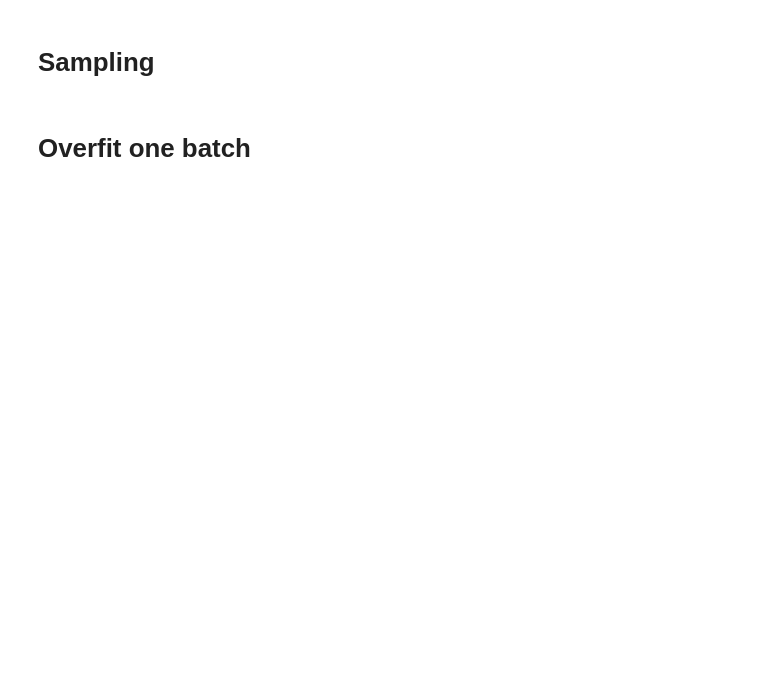
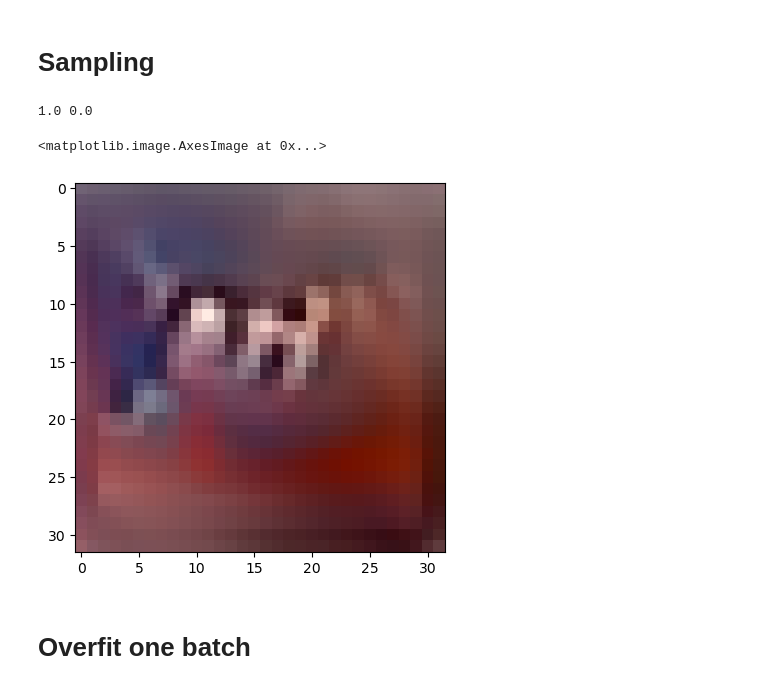
Before and after one commit to markus1573/Deep-learning-projekt, a Jupyter notebook: CIFAR_training.ipynb, the cells around one changed output. Saved outputs shown, nothing was run; the diff lists cells and outputs as text; code cells hidden in the pictures; blank space fills up the shorter version.

```diff
--- a/CIFAR_training.ipynb
+++ b/CIFAR_training.ipynb
@@ -24,7 +24,7 @@ else:
 #torch.backends.cudnn.enabled = False
 val_size = 5000
 test_size = 5000
-batch_size = 128
+batch_size = 64
 num_workers = 4
 pin_memory = False if device == torch.device('cpu') else True
 
@@ -35,12 +35,15 @@ pin_memory = False if device == torch.device('cpu') else True
 # Normalize input images to [-1, 1]
 transform = transforms.Compose([
     transforms.ToTensor(),
-    transforms.Normalize(mean=(0.5,), std=(0.5,))
+    transforms.Normalize((0.5, 0.5, 0.5), (0.5, 0.5, 0.5))
 ])
 
 reverse_transform = transforms.Compose([
-    transforms.Lambda(lambda x: (x + 1) / 2)  # Reverse the normalization to get values in [0, 1]
+    transforms.Lambda(lambda x: (x + 1) / 2),  # Reverse the normalization to get values in [0, 1]
+    transforms.Lambda(lambda x: x.clamp(0, 1)),
+    transforms.Lambda(lambda x: x.permute(1, 2, 0))
 ])
+
 
 # Downloading MNIST again :) Training (60k) and test(5k) + val(5k) split
 train_loader = torch.utils.data.DataLoader(datasets.CIFAR10('./CIFAR_data',
@@ -103,3 +92,17 @@ alpha_bar = alpha_bar.view((1000, 1, 1, 1)).to(device)
+# %%
+# Sets up alpha_bar for training and test so alpha_bar_t = alpha_bar[t]
+# LINEAR SCHEDULE
+"""T = 1000
+beta_start, beta_end = [1e-4, 2e-02]
+beta = torch.linspace(beta_start, beta_end, T)
+alpha = 1-beta
+alpha_bar = alpha.clone()
+for e in range(T-1):
+    alpha_bar[e+1] *= alpha_bar[e]
+
+alpha = alpha.view((1000, 1, 1, 1)).to(device)
+beta = beta.view((1000, 1, 1, 1)).to(device)
+alpha_bar = alpha_bar.view((1000, 1, 1, 1)).to(device)"""
 # %% [markdown]
 ## Model
 # %%
@@ -208,8 +248,8 @@ epochs = 200
 model = UNET()
 model.to(device)
 model.train()
-optimizer = torch.optim.Adam(model.parameters(), lr=0.001)
-criterion = torch.nn.MSELoss()
+optimizer = torch.optim.Adam(model.parameters(), lr=1e-4)
+criterion = torch.nn.MSELoss(reduction="sum")
 running_loss = 0
 
 # Initialize the linear time embedding layer
@@ -242,31 +319,32 @@ for epoch in range(epochs):
 # %% [markdown]
 # Sampling
 # %%
-load_model = None
+load_model = "DDPM_CIFAR_200.pth"
 
 if load_model:
     model.load_state_dict(torch.load(load_model, map_location=device))
 with torch.inference_mode():
     model.eval()
     batch_size = 1
     xt = torch.randn(batch_size, 3, 32, 32).to(device)
 
-    for t in torch.arange(T, 0, -1):
+
+    for t in torch.arange(T-1, -1, -1):
         t = t.reshape(1)
         t = t.to(device)
         t_emb = time_embedding_layer(t.float())
         z = torch.randn(batch_size, 3, 32, 32).to(device) if t > 1 else torch.zeros(batch_size, 3, 32, 32).to(device)
 
-        xt_new = 1 / torch.sqrt(alpha[t - 1]) * (xt - (1 - alpha[t - 1])/(torch.sqrt(1 - alpha_bar[t - 1])) *
-                                                    model(xt, t_emb)) + torch.sqrt(beta[t-1]) * z
+        xt_new = 1 / torch.sqrt(alpha[t]) * (xt - (1 - alpha[t])/(torch.sqrt(1 - alpha_bar[t])) *
+                                                    model(xt, t_emb)) + torch.sqrt(beta[t]) * z
         xt = xt_new
 
-image = torch.permute(xt,(2,3,1,0))
-image = image.reshape(32,32,3)
-print(image.max())
-print(image.min())
-#weird clipping
-plt.imshow(image)
+
+plt.imshow(reverse_transform(xt[0]))
+# %% [output]
+1.0 0.0
+<matplotlib.image.AxesImage at 0x...>
+[figure, added]
 # %% [markdown]
 # Overfit one batch
 # %%
```
Also changed, not shown: parts of 5 cells of this notebook.
